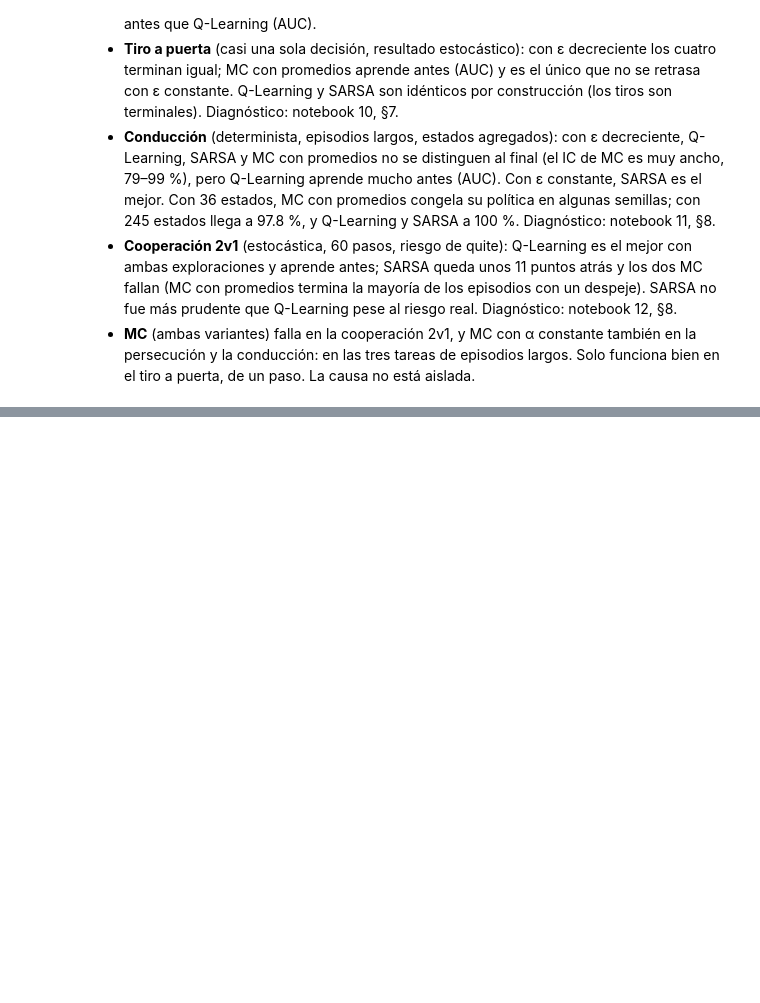
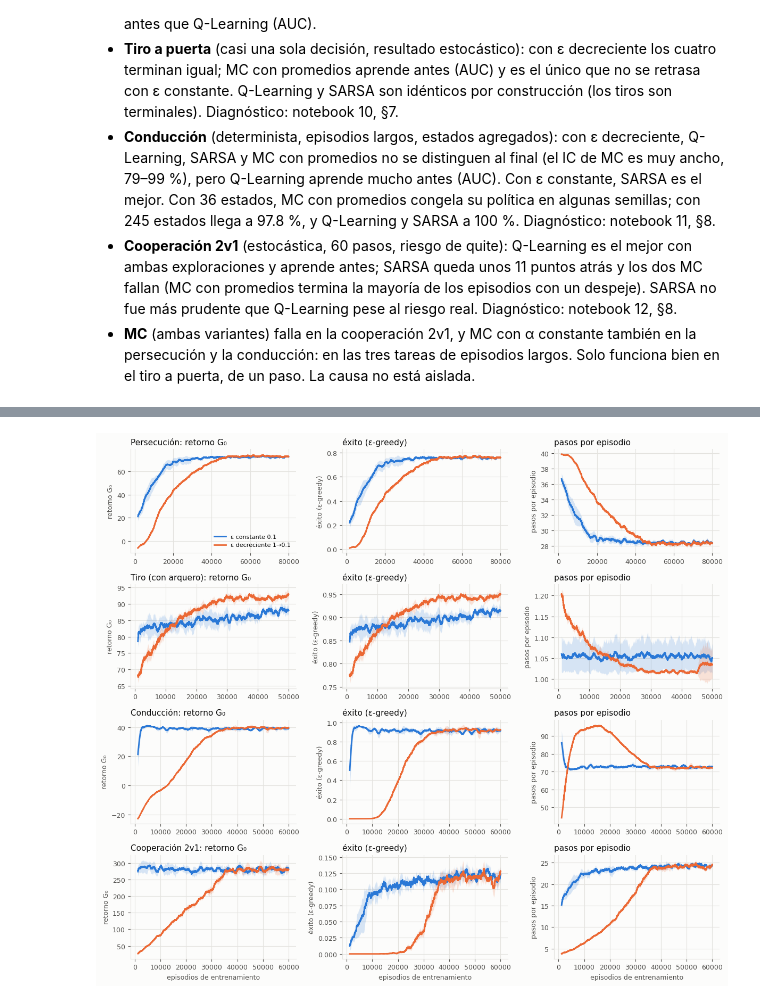
Before and after one commit to artrivas/RL-Project, a Jupyter notebook: notebooks/13_comparacion_algoritmos.ipynb, the cells around one changed output, grey strips where cells are left out. Drawn from its saved outputs; the diff is of its cells as text; code cells hidden in the pictures; blank space fills up the shorter version.

```diff
--- a/notebooks/13_comparacion_algoritmos.ipynb
+++ b/notebooks/13_comparacion_algoritmos.ipynb
@@ -127,0 +134,37 @@ display(Markdown(render("constant")))
+# %%
+import matplotlib.pyplot as plt
+from src import plots, shooting_env as se, dribbling_env as de, passing_env as pe
+from src.task_analysis import load_condition
+from src.task_train import get_task, run_episode
+from src.agents import AGENTS
+from src.discretizer import Discretizer
+from src.train import KIT_DISCRETIZATIONS
+from src.sampler import evaluation_starts as pursuit_starts
+
+TASK = {  # name: (runs dir prefix, schedule tags (const, decay), success key, eval metric getter, reference)
+    "Persecución": (f"{ART}/runs_kit_final/kit_qlearning_", ("eps_const_0.1", "eps_decay_1.0_to_0.1"), "captured"),
+    "Tiro (con arquero)": (f"{ART}/runs_shooting/shooting_qlearning_", ("eps_const_0.1", "eps_decay_1_to_0.1"), "success"),
+    "Conducción": (f"{ART}/runs_dribbling/dribbling_qlearning_", ("eps_const_0.1", "eps_decay_1_to_0.1"), "success"),
+    "Cooperación 2v1": (f"{ART}/runs_passing/passing_qlearning_", ("eps_const_0.1", "eps_decay_1_to_0.1"), "success"),
+}
+SCHED = {0: "ε constante 0.1", 1: "ε decreciente 1→0.1"}
+COLS = ["qlearning", "sarsa", "mc_first_visit", "mc_first_visit_alpha"]
+
+# (A) training curves: G0, success, steps
+fig, axes = plt.subplots(4, 3, figsize=(12, 10.5))
+for r, (name, (prefix, tags, skey)) in enumerate(TASK.items()):
+    runs = {SCHED[i]: load_condition(prefix + t) for i, t in enumerate(tags)}
+    n = runs[SCHED[0]][0]["config"]["n_episodes"]
+    for c, (key, lab) in enumerate((("discounted_return", "retorno G₀"), (skey, "éxito (ε-greedy)"),
+                                    ("steps", "pasos por episodio"))):
+        ax = axes[r, c]
+        plots.plot_training_curve(runs, key, window=max(500, n // 50), ax=ax, ylabel=lab,
+                                  title=f"{name}: {lab}" if c == 0 else lab, direct_labels=False)
+        if not (r == 0 and c == 0):
+            ax.get_legend().remove()
+        if r < 3:
+            ax.set_xlabel("")
+axes[0, 0].legend(frameon=False, fontsize=8, loc="lower right")
+fig.tight_layout(); fig.savefig(f"{ART}/fig_report_curves.png", dpi=170, bbox_inches="tight"); plt.show()
+# %% [output]
+[figure, added]
```
Also changed, not shown: parts of 5 cells of this notebook, 8 other files.
